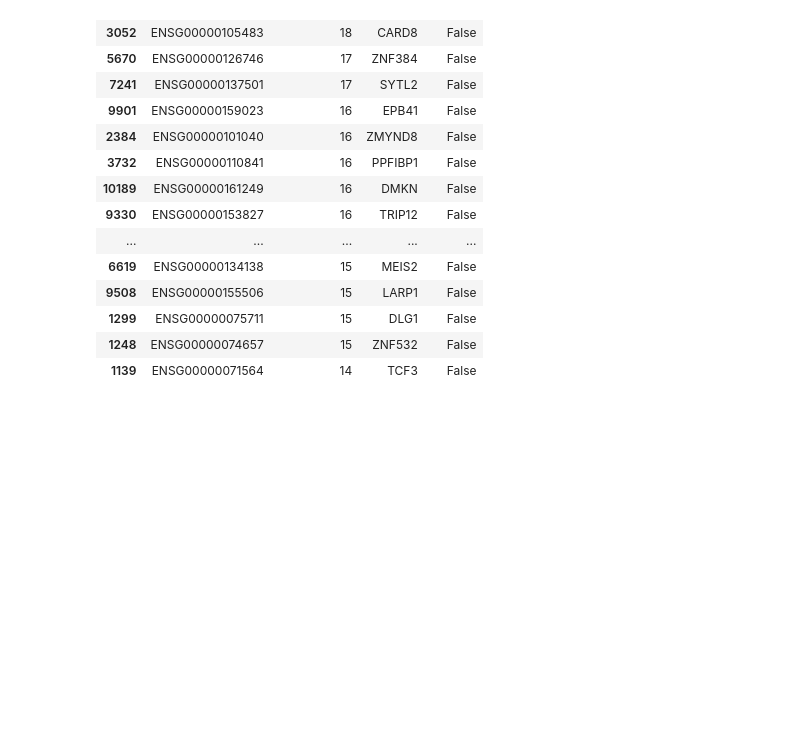
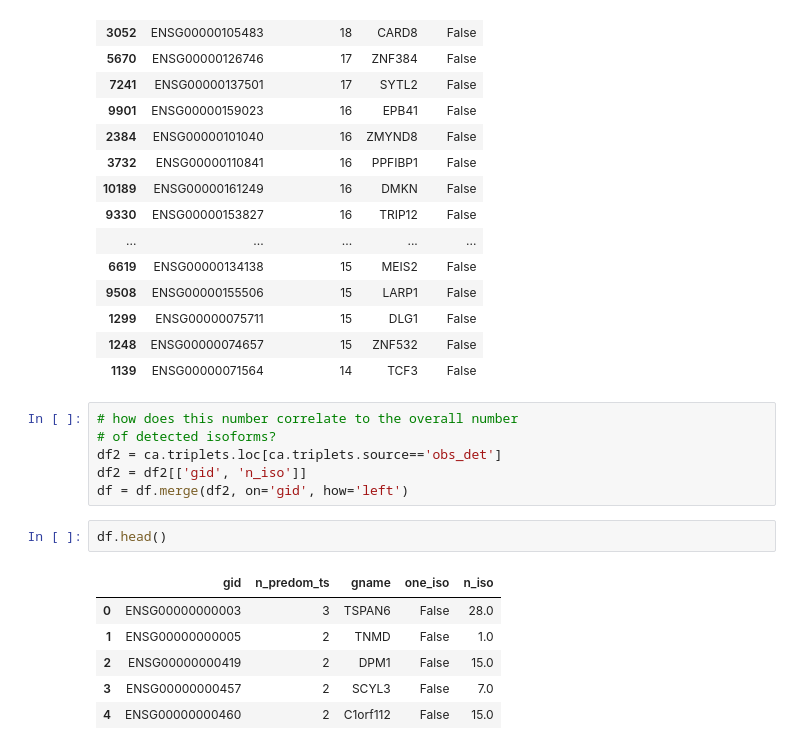
Before and after one commit to fairliereese/rnawg, a Jupyter notebook: figures/fig_4_sample_major/fig_mane.ipynb, the cells around one changed output. Drawn from its saved outputs; the diff is of its cells as text; blank space fills up the shorter version.

```diff
--- a/figures/fig_4_sample_major/fig_mane.ipynb
+++ b/figures/fig_4_sample_major/fig_mane.ipynb
@@ -722,3 +724,18 @@ df.sort_values(by='n_predom_ts', ascending=False).head(20)
 | 1299 | ENSG00000075711 | 15 | DLG1 | False |
 | 1248 | ENSG00000074657 | 15 | ZNF532 | False |
 | 1139 | ENSG00000071564 | 14 | TCF3 | False |
+# %%
+# how does this number correlate to the overall number
+# of detected isoforms?
+df2 = ca.triplets.loc[ca.triplets.source=='obs_det']
+df2 = df2[['gid', 'n_iso']]
+df = df.merge(df2, on='gid', how='left')
+# %%
+df.head()
+# %% [output]
+|  | gid | n_predom_ts | gname | one_iso | n_iso |
+| 0 | ENSG00000000003 | 3 | TSPAN6 | False | 28.0 |
+| 1 | ENSG00000000005 | 2 | TNMD | False | 1.0 |
+| 2 | ENSG00000000419 | 2 | DPM1 | False | 15.0 |
+| 3 | ENSG00000000457 | 2 | SCYL3 | False | 7.0 |
+| 4 | ENSG00000000460 | 2 | C1orf112 | False | 15.0 |
```
Also changed, not shown: parts of 3 cells of this notebook, 4 other files.
